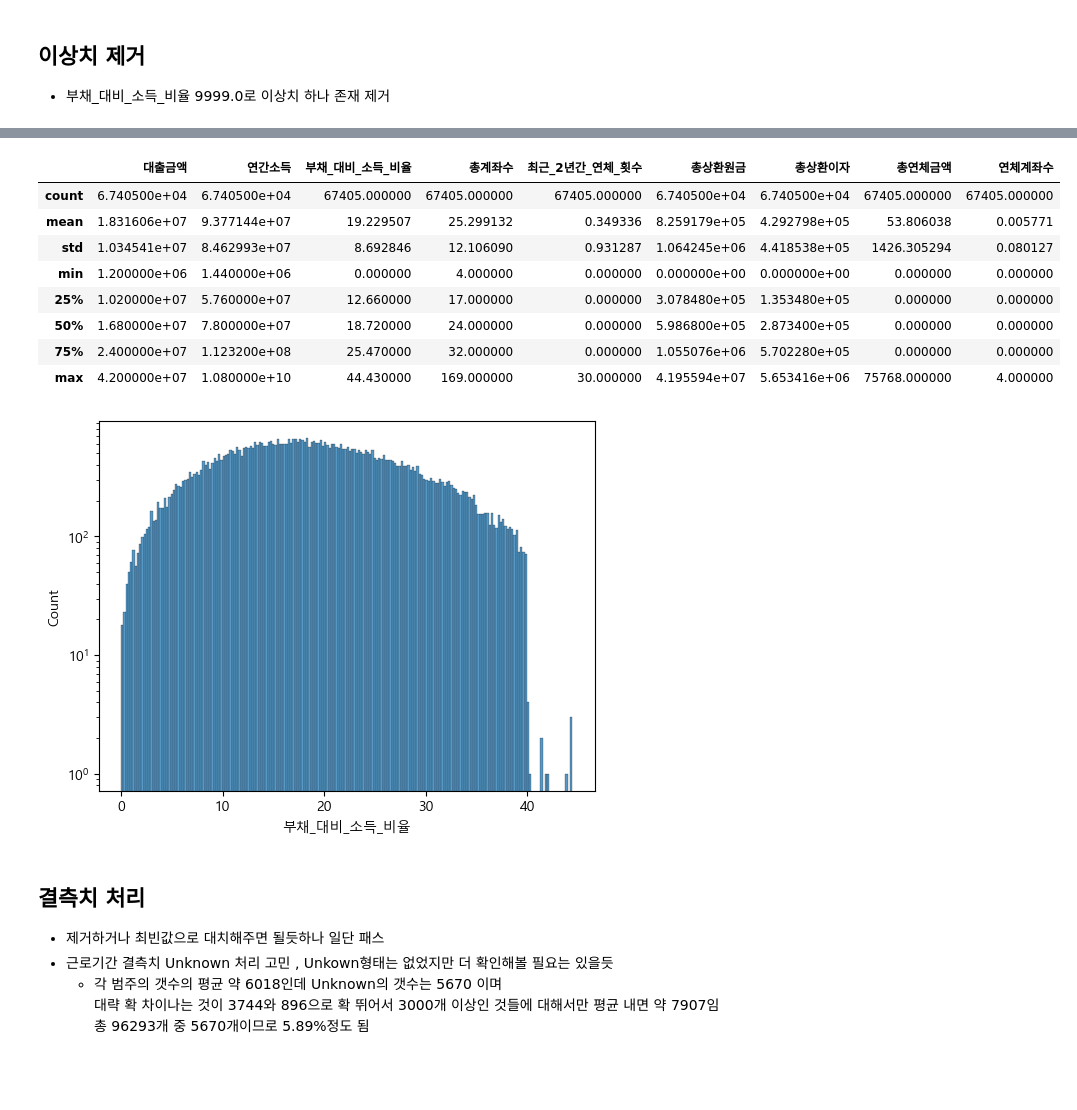
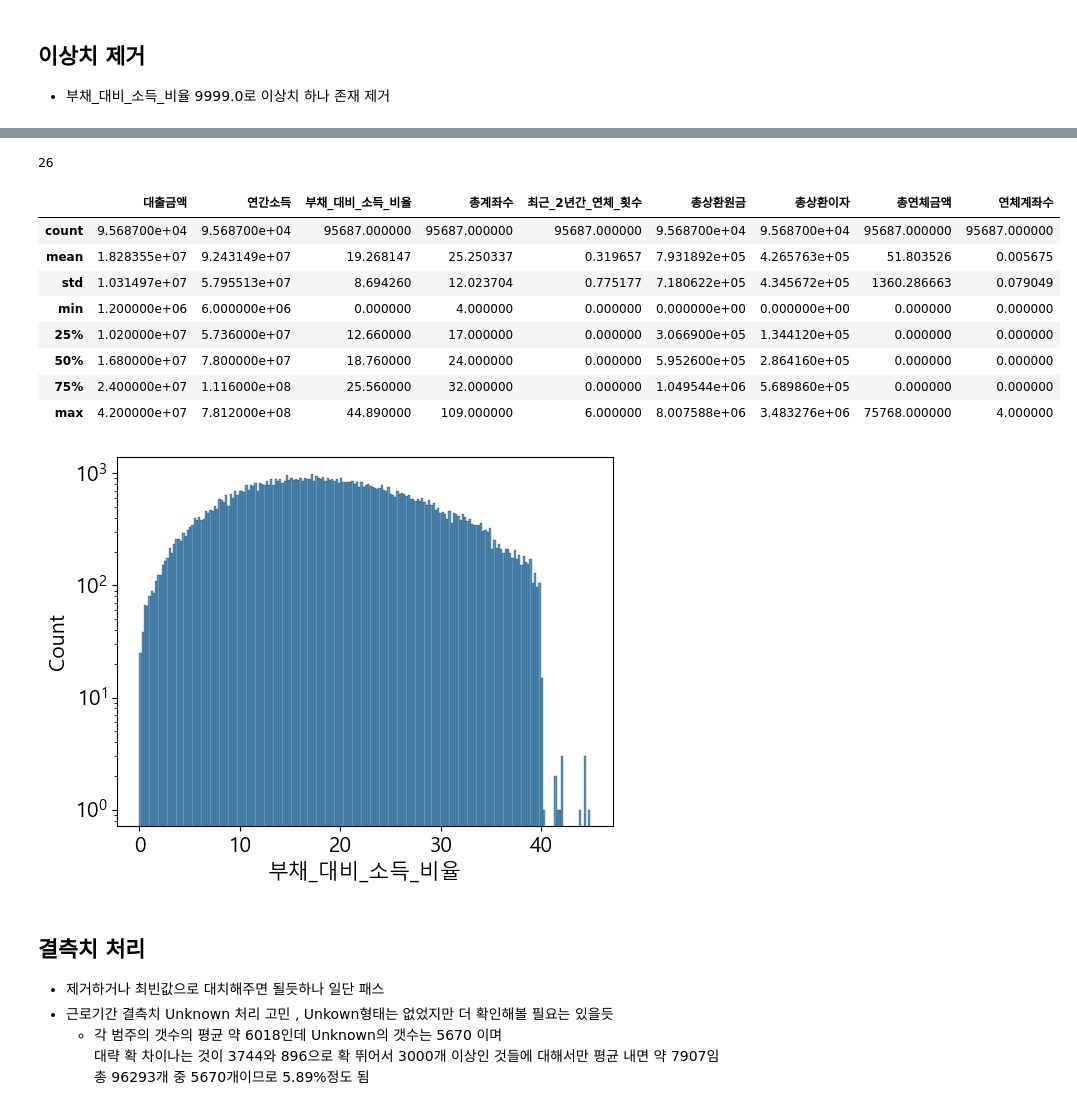
Before and after one commit to kyeob1107/What-s-your-EDA, a Jupyter notebook: third project.ipynb, the cells around one changed output, grey strips where cells are left out. Cells and saved outputs as stored; diff of their text form; code cells hidden in the pictures; blank space fills up the shorter version.

```diff
--- a/third project.ipynb
+++ b/third project.ipynb
@@ -73,9 +86,9 @@ plt.rcParams['axes.unicode_minus'] =False
 train_df = pd.read_csv('./train.csv') # 첫번째 열인 ID를 index로 사용 ->부분 다시 제외
 real_test = pd.read_csv('./test.csv') # 첫번째 열인 ID를 index로 사용 ->부분 다시 제외
 submission = pd.read_csv('sample_submission.csv')
-cols = train_df.columns
+cols = train_df.columns.to_list()
 display(cols)
-numeric_col = train_df._get_numeric_data().columns # ['대출금액', '연간소득', '부채_대비_소득_비율', '총계좌수', '최근_2년간_연체_횟수', '총상환원금', '총상환이자', '총연체금액', '연체계좌수']
+numeric_col = train_df._get_numeric_data().columns.to_list() # ['대출금액', '연간소득', '부채_대비_소득_비율', '총계좌수', '최근_2년간_연체_횟수', '총상환원금', '총상환이자', '총연체금액', '연체계좌수']
 target = '대출등급'
 display(train_df.columns.difference(numeric_col))
 category_col = [col for col in train_df.columns if col not in numeric_col]
@@ -853,0 +970,11 @@ X_train = X_train_no_outliers
+# %%
+z_scores = stats.zscore(train[numeric_col].drop(['총연체금액','연체계좌수'], axis = 1))
+outlier_ratio = {}
+threshold_to_try = {}
+for threshold in np.linspace(3,10,71):
+    outliers_z = train.drop(['총연체금액','연체계좌수'],axis=1)[(z_scores > threshold).any(axis=1)]
+    train_drop_outlier = train[(z_scores < threshold).all(axis=1)].copy()
+
+    outlier_ratio[threshold] = round(len(outliers_z)/len(train) * 100,4)
+    threshold_to_try[threshold] = train_drop_outlier
+outlier_ratio
@@ -854,24 +1056,32 @@ X_train = X_train_no_outliers
+# %%
+train_del_outlier_try3[train_del_outlier_try3['부채_대비_소득_비율']>45].shape[0]
+# %% [output]
+26
+# %%
+filter = ((z_scores > 7.0).any(axis=1)) | (train['부채_대비_소득_비율']>45)
+outliers = train.copy()[filter]
+train_prep = train.copy()[~filter]
 # %%
-X_train.describe()
+train_prep.describe()
 # %% [output]
 |  | 대출금액 | 연간소득 | 부채_대비_소득_비율 | 총계좌수 | 최근_2년간_연체_횟수 | 총상환원금 | 총상환이자 | 총연체금액 | 연체계좌수 |
-| count | 6.740500e+04 | 6.740500e+04 | 67405.000000 | 67405.000000 | 67405.000000 | 6.740500e+04 | 6.740500e+04 | 67405.000000 | 67405.000000 |
-| mean | 1.831606e+07 | 9.377144e+07 | 19.229507 | 25.299132 | 0.349336 | 8.259179e+05 | 4.292798e+05 | 53.806038 | 0.005771 |
-| std | 1.034541e+07 | 8.462993e+07 | 8.692846 | 12.106090 | 0.931287 | 1.064245e+06 | 4.418538e+05 | 1426.305294 | 0.080127 |
-| min | 1.200000e+06 | 1.440000e+06 | 0.000000 | 4.000000 | 0.000000 | 0.000000e+00 | 0.000000e+00 | 0.000000 | 0.000000 |
-| 25% | 1.020000e+07 | 5.760000e+07 | 12.660000 | 17.000000 | 0.000000 | 3.078480e+05 | 1.353480e+05 | 0.000000 | 0.000000 |
-| 50% | 1.680000e+07 | 7.800000e+07 | 18.720000 | 24.000000 | 0.000000 | 5.986800e+05 | 2.873400e+05 | 0.000000 | 0.000000 |
-| 75% | 2.400000e+07 | 1.123200e+08 | 25.470000 | 32.000000 | 0.000000 | 1.055076e+06 | 5.702280e+05 | 0.000000 | 0.000000 |
-| max | 4.200000e+07 | 1.080000e+10 | 44.430000 | 169.000000 | 30.000000 | 4.195594e+07 | 5.653416e+06 | 75768.000000 | 4.000000 |
+| count | 9.568700e+04 | 9.568700e+04 | 95687.000000 | 95687.000000 | 95687.000000 | 9.568700e+04 | 9.568700e+04 | 95687.000000 | 95687.000000 |
+| mean | 1.828355e+07 | 9.243149e+07 | 19.268147 | 25.250337 | 0.319657 | 7.931892e+05 | 4.265763e+05 | 51.803526 | 0.005675 |
+| std | 1.031497e+07 | 5.795513e+07 | 8.694260 | 12.023704 | 0.775177 | 7.180622e+05 | 4.345672e+05 | 1360.286663 | 0.079049 |
+| min | 1.200000e+06 | 6.000000e+06 | 0.000000 | 4.000000 | 0.000000 | 0.000000e+00 | 0.000000e+00 | 0.000000 | 0.000000 |
+| 25% | 1.020000e+07 | 5.736000e+07 | 12.660000 | 17.000000 | 0.000000 | 3.066900e+05 | 1.344120e+05 | 0.000000 | 0.000000 |
+| 50% | 1.680000e+07 | 7.800000e+07 | 18.760000 | 24.000000 | 0.000000 | 5.952600e+05 | 2.864160e+05 | 0.000000 | 0.000000 |
+| 75% | 2.400000e+07 | 1.116000e+08 | 25.560000 | 32.000000 | 0.000000 | 1.049544e+06 | 5.689860e+05 | 0.000000 | 0.000000 |
+| max | 4.200000e+07 | 7.812000e+08 | 44.890000 | 109.000000 | 6.000000 | 8.007588e+06 | 3.483276e+06 | 75768.000000 | 4.000000 |
 # %%
 # X_train['부채_대비_소득_비율'].skew()
 # %%
 # 이상치 제거후 확인
-sns.histplot(data=X_train, x='부채_대비_소득_비율', bins=200)
+sns.histplot(data=train_prep, x='부채_대비_소득_비율', bins=200)
 plt.yscale('log')
 plt.show()
 # %% [output]
-[figure, old version]
+[figure, new version]
 # %% [markdown]
 ##  결측치 처리
 - 제거하거나 최빈값으로 대치해주면 될듯하나 일단 패스
```
Also changed, not shown: parts of 74 cells of this notebook.
